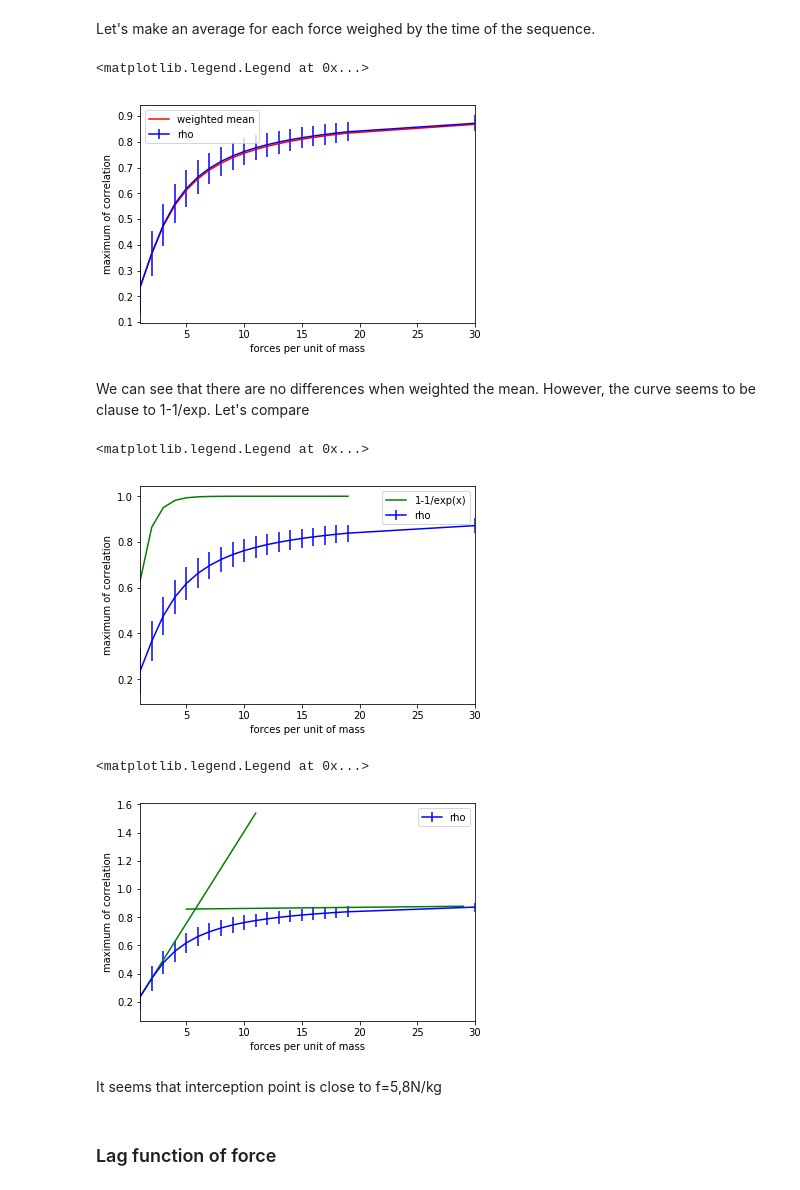
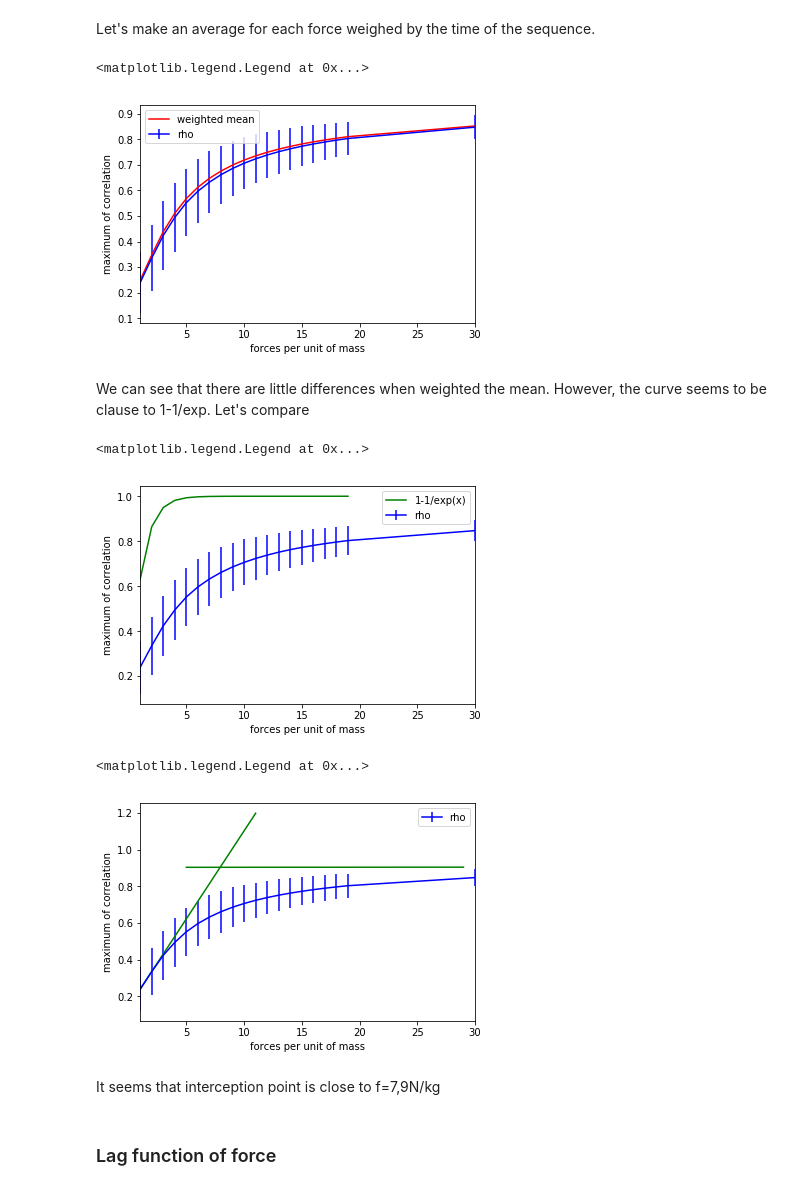
Before and after one commit to AmigoCap/MecaSportCo, a Jupyter notebook: Notebooks/3-Exploring_consequences_new_model.ipynb, the cells around one changed output. Saved outputs shown, nothing was run; the diff lists cells and outputs as text; code cells hidden in the pictures.

```diff
--- a/Notebooks/3-Exploring_consequences_new_model.ipynb
+++ b/Notebooks/3-Exploring_consequences_new_model.ipynb
@@ -41,6 +41,6 @@ sp.print_court_teams_occupation(events,0,35,value=True)
 We are going to try to quantify this observation. To do so, we calculate the correlation between space occupation with time and distance model and it will give us the lag. As force is the factor that can change in our study, we calculate the correlation for different forces and then we look the evolution of the correlation in function of forces. Here are the results.
 # %%
 import pandas as pd
-lags=pd.read_csv('data/total_df.csv',sep = ',',index_col=[1,0,2])
+lags=pd.read_csv('data/total_df_final.csv',sep = ',',index_col=[0,1,2])
 lags.dropna(inplace=True)
 # %%
@@ -125,9 +135,9 @@ plt.ylabel('maximum of correlation')
 plt.legend()
 # %% [output]
 <matplotlib.legend.Legend at 0x...>
-[figure, old version]
+[figure, new version]
 # %% [markdown]
-We can see that there are no differences when weighted the mean. However, the curve seems to be clause to 1-1/exp. Let's compare
+We can see that there are little differences when weighted the mean. However, the curve seems to be clause to 1-1/exp. Let's compare
 # %%
 fig, ax = plt.subplots()
 rho_mean.plot(yerr=rho_std, ax=ax, color='b', label='mean')
@@ -139,24 +149,24 @@ plt.ylabel('maximum of correlation')
 plt.legend()
 # %% [output]
 <matplotlib.legend.Legend at 0x...>
-[figure, old version]
+[figure, new version]
 # %%
 fig, ax = plt.subplots()
 rho_mean.plot(yerr=rho_std, ax=ax, color='b', label='mean')
 x=np.arange(1,12,1)
 x2=np.arange(5,30,1)
-y=0.13*x+0.107
-y2=0.00084008*x2+0.853491
+y=0.095783*x+0.143866
+y2=0.00003307*x2+0.902859
 plt.plot(x,y,'green')
 plt.plot(x2,y2,'green')
 plt.xlabel('forces per unit of mass')
 plt.ylabel('maximum of correlation')
 plt.legend()
 # %% [output]
 <matplotlib.legend.Legend at 0x...>
-[figure, old version]
+[figure, new version]
 # %% [markdown]
-It seems that interception point is close to f=5,8N/kg
+It seems that interception point is close to f=7,9N/kg
 # %% [markdown]
 ### Lag function of force
 # %%
```
Also changed, not shown: parts of 12 cells of this notebook, 5 other files.
